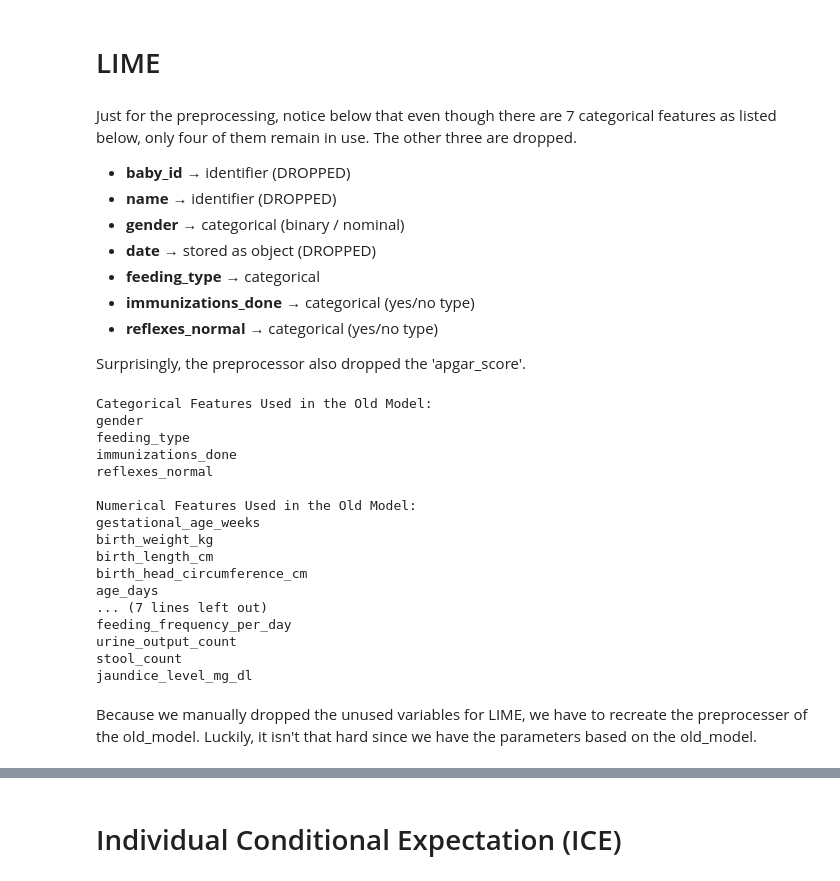
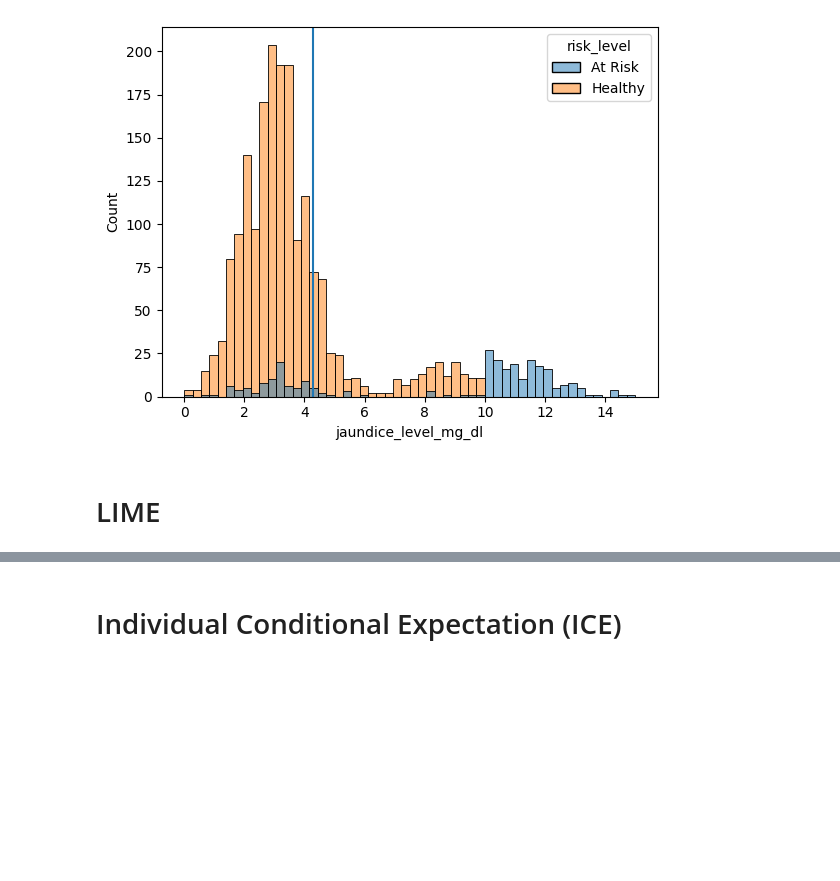
Before and after one commit to BSDSBA-JF/ML-II-Labs, a Jupyter notebook: 02/02-lab-materials/1_check_model/03_explainable_local.ipynb, the cells around one changed output, grey strips where cells are left out. Cells and saved outputs as stored; diff of their text form; code cells hidden in the pictures; blank space fills up the shorter version.

```diff
--- a/02/02-lab-materials/1_check_model/03_explainable_local.ipynb
+++ b/02/02-lab-materials/1_check_model/03_explainable_local.ipynb
@@ -49,44 +168,12 @@ X_hist = historical_df[features]
+# %%
+import seaborn as sns
+sns.histplot(data=historical_df,
+             x='jaundice_level_mg_dl',
+             hue='risk_level',
+)
+
+plt.axvline(x=4.30);
+# %% [output]
+[figure, added]
 # %% [markdown]
 # LIME
-# %% [markdown]
-Just for the preprocessing, notice below that even though there are 7 categorical features as listed below, only four of them remain in use. The other three are dropped.
-
-- **baby_id** → identifier (DROPPED)
-- **name** → identifier (DROPPED)
-- **gender** → categorical (binary / nominal)
-- **date** → stored as object (DROPPED)
-- **feeding_type** → categorical
-- **immunizations_done** → categorical (yes/no type)
-- **reflexes_normal** → categorical (yes/no type)
-
-Surprisingly, the preprocessor also dropped the 'apgar_score'.
-# %%
-# These are the four variables that were not dropped
-preprocessor = old_model['preprocess']
-print('Categorical Features Used in the Old Model:')
-for cat_feature in preprocessor.transformers_[1][2]:
-    print(cat_feature)
-
-print('')
-
-print('Numerical Features Used in the Old Model:')
-for num_feature in preprocessor.transformers_[0][2]:
-    print(num_feature)
-# %% [output]
-Categorical Features Used in the Old Model:
-gender
-feeding_type
-immunizations_done
-reflexes_normal
-
-Numerical Features Used in the Old Model:
-gestational_age_weeks
-birth_weight_kg
-birth_length_cm
-birth_head_circumference_cm
-age_days
-... (7 lines left out)
-feeding_frequency_per_day
-urine_output_count
-stool_count
-jaundice_level_mg_dl
@@ -122,2 +179,0 @@ explainer = LimeTabularExplainer(
-# %% [markdown]
-Because we manually dropped the unused variables for LIME, we have to recreate the preprocesser of the old_model. Luckily, it isn't that hard since we have the parameters based on the old_model.
```
Also changed, not shown: parts of 28 cells of this notebook, 5 other files.
